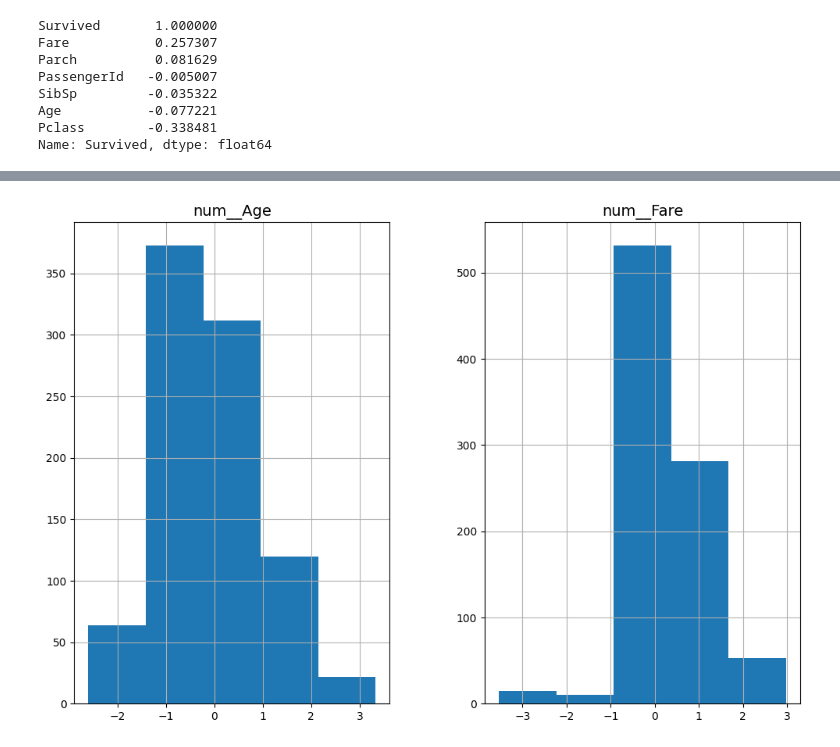
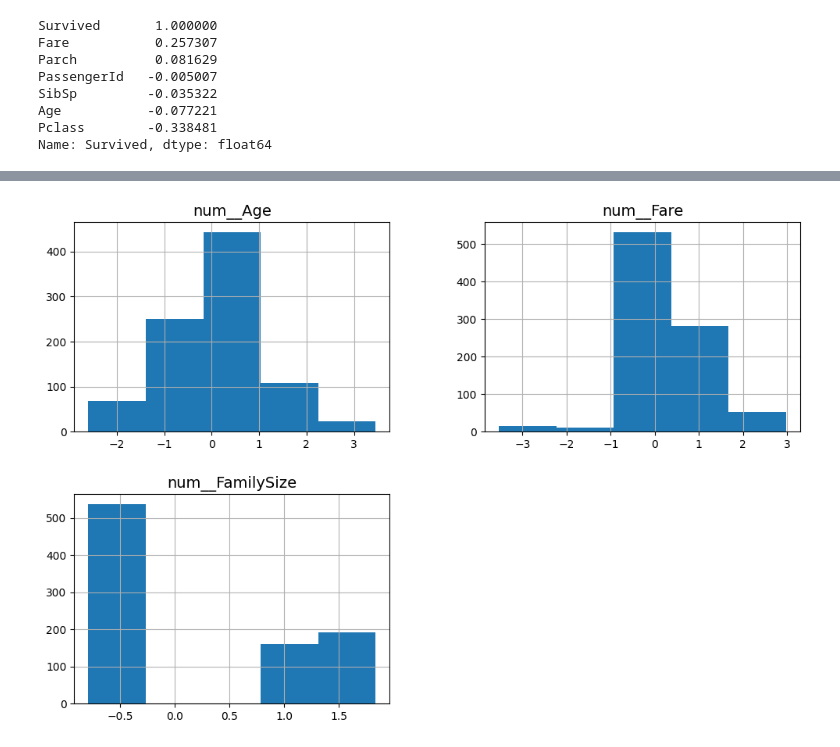
Before and after one commit to inaijin/HandsOnML-Practice, a Jupyter notebook: Supervised-Learning/Practice/Titanic.ipynb, the cells around one changed output, grey strips where cells are left out. Cells and saved outputs as stored; diff of their text form; code cells hidden in the pictures.

```diff
--- a/Supervised-Learning/Practice/Titanic.ipynb
+++ b/Supervised-Learning/Practice/Titanic.ipynb
@@ -267,14 +330,17 @@ full_pipeline = Pipeline([
 ])
 # %%
-full_pipeline.fit(X_train)
+final_pipeline.fit(X_train, y_train)
 
-X_train_prepared = full_pipeline.transform(X_train)
-X_test_prepared  = full_pipeline.transform(X_test)
+feature_engineer = final_pipeline.named_steps['feature_engineer']
+preprocessor     = final_pipeline.named_steps['preprocessor']
+
+X_train_transformed = preprocessor.transform(feature_engineer.transform(X_train))
+X_test_transformed  = preprocessor.transform(feature_engineer.transform(X_test))
 # %%
-ct = full_pipeline.named_steps['columnizer']
-featureNames = ct.get_feature_names_out()
-dfTrainPrep = pd.DataFrame(X_train_prepared, columns=featureNames, index=X_train.index)
-dfTestPrep = pd.DataFrame(X_test_prepared, columns=featureNames, index=X_test.index)
+featureNames = preprocessor.get_feature_names_out()
+
+dfTrainPrep = pd.DataFrame(X_train_transformed, columns=featureNames, index=X_train.index)
+dfTestPrep = pd.DataFrame(X_test_transformed, columns=featureNames, index=X_test.index)
 
 dfTrainPrep.head()
 # %% [output]
@@ -418,5 +387,5 @@ plt.show()
 # %%
-dfTrainPrep.iloc[:, 17:19].hist(bins=5, figsize=(12, 8))
+dfTrainPrep.iloc[:, 0:3].hist(bins=5, figsize=(12, 8))
 plt.show()
 # %% [output]
-[figure, old version]
+[figure, new version]
```
Also changed, not shown: parts of 16 cells of this notebook, 1 other file.
